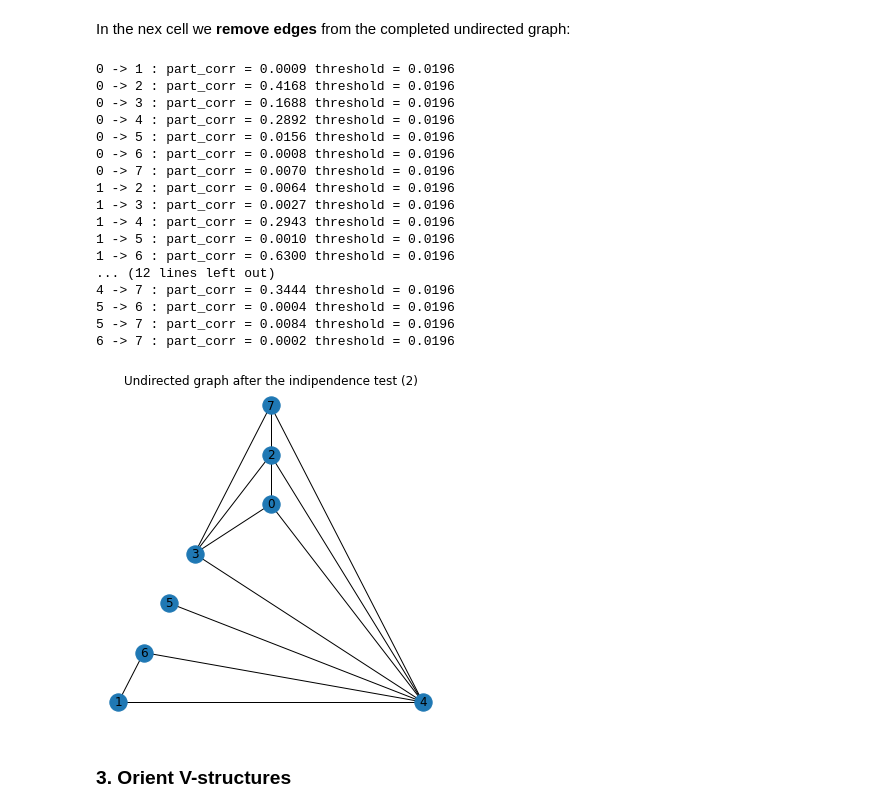
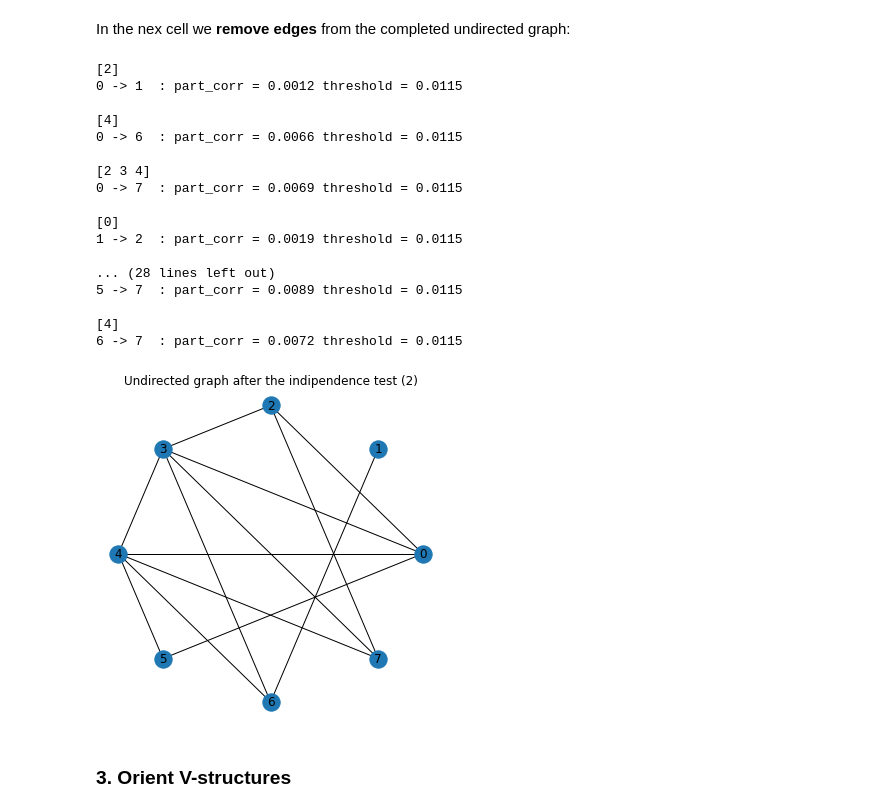
Before and after one commit to anitamezzetti/PC_algorithm, a Jupyter notebook: problem1.ipynb, the cells around one changed output. Saved outputs shown, nothing was run; the diff lists cells and outputs as text; code cells hidden in the pictures.

```diff
--- a/problem1.ipynb
+++ b/problem1.ipynb
@@ -163,48 +163,62 @@ for i in list(nodes):
 
             x = [i,j]
 
-            partial_corr = cond_part_corr_normal (cov,x,s)
-            t = threshold(alpha,n,s)
+            other_nodes = s
 
-            #print(s)
-            print("%d -> %d : part_corr = %.4f threshold = %.4f" %(i, j, partial_corr, t))
+            # combination of all other nodes:
+            combinationss = list( chain(*map(lambda x: combinations(other_nodes, x), range(0, len(other_nodes)+1))))
+            combinationss = [x for x in combinationss if len(x)>0]
+            combinationss = [np.array(x) for x in combinationss] # if len(x)>0]
 
-            if partial_corr<t:
-                # zero partial correlation
-                G.remove_edge(i,j)
+
+            for comb in combinationss:
+
+                # check if i is indipendent from j given s
+                partial_corr = cond_part_corr_normal (cov,x,list(comb))
+                t = threshold(alpha,n, comb)
+
+                #partial_corr = cond_part_corr_normal (cov,x,s)
+                #t = threshold(alpha,n,s)
+
+
+                if partial_corr<t and G.has_edge(i,j):
+                    print(comb)
+                    print("%d -> %d  : part_corr = %.4f threshold = %.4f \n" %(i, j, partial_corr, t))
+                    # zero partial correlation
+                    G.remove_edge(i,j)
 # %% [output]
-0 -> 1 : part_corr = 0.0009 threshold = 0.0196
-0 -> 2 : part_corr = 0.4168 threshold = 0.0196
-0 -> 3 : part_corr = 0.1688 threshold = 0.0196
-0 -> 4 : part_corr = 0.2892 threshold = 0.0196
-0 -> 5 : part_corr = 0.0156 threshold = 0.0196
-0 -> 6 : part_corr = 0.0008 threshold = 0.0196
-0 -> 7 : part_corr = 0.0070 threshold = 0.0196
-1 -> 2 : part_corr = 0.0064 threshold = 0.0196
-1 -> 3 : part_corr = 0.0027 threshold = 0.0196
-1 -> 4 : part_corr = 0.2943 threshold = 0.0196
-1 -> 5 : part_corr = 0.0010 threshold = 0.0196
-1 -> 6 : part_corr = 0.6300 threshold = 0.0196
-... (12 lines left out)
-4 -> 7 : part_corr = 0.3444 threshold = 0.0196
-5 -> 6 : part_corr = 0.0004 threshold = 0.0196
-5 -> 7 : part_corr = 0.0084 threshold = 0.0196
-6 -> 7 : part_corr = 0.0002 threshold = 0.0196
+[2]
+0 -> 1  : part_corr = 0.0012 threshold = 0.0115
+
+[4]
+0 -> 6  : part_corr = 0.0066 threshold = 0.0115
+
+[2 3 4]
+0 -> 7  : part_corr = 0.0069 threshold = 0.0115
+
+[0]
+1 -> 2  : part_corr = 0.0019 threshold = 0.0115
+
+... (28 lines left out)
+5 -> 7  : part_corr = 0.0089 threshold = 0.0115
+
+[4]
+6 -> 7  : part_corr = 0.0072 threshold = 0.0115
 # %%
 # plot undirected graph:
 
 fig, ax = plt.subplots(figsize=(6, 6))
 
 if nx.check_planarity(G, counterexample=False)[0]==True: # if planar
-    pos = nx.planar_layout(G)
+    pos = nx.circular_layout(G)
     nx.draw(G, pos=pos, with_labels=True)
 else: # if not planar
     pos = nx.draw_networkx(G)
 
 plt.title("Undirected graph after the indipendence test (2)")
 plt.show()
 # %% [output]
-[figure, old version]
+[figure, new version]
 # %%
 # togliiiiiiiiiiiiiiiiiiiiiiiiiiiiiiiiiiiiiiiiiiiiiiiiiiiiiiiiiiiiiiiiiiiii
 #G.add_edge(3,7)
```
Also changed, not shown: parts of 41 cells of this notebook, 1 other file.
